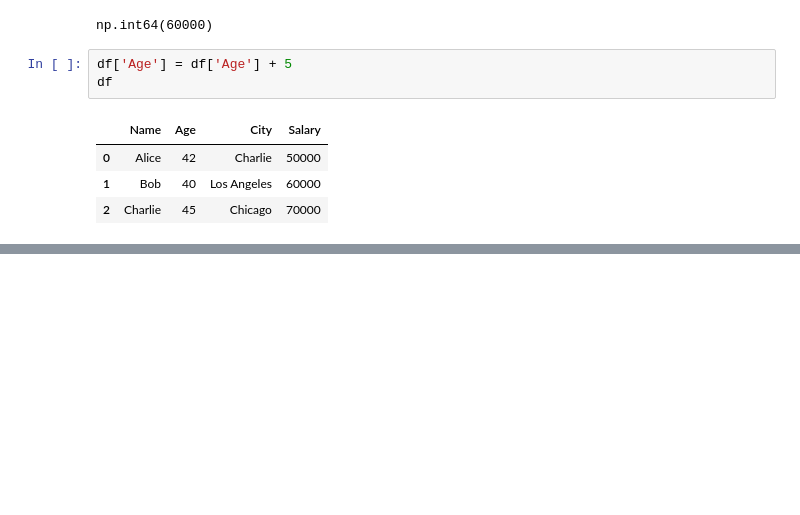
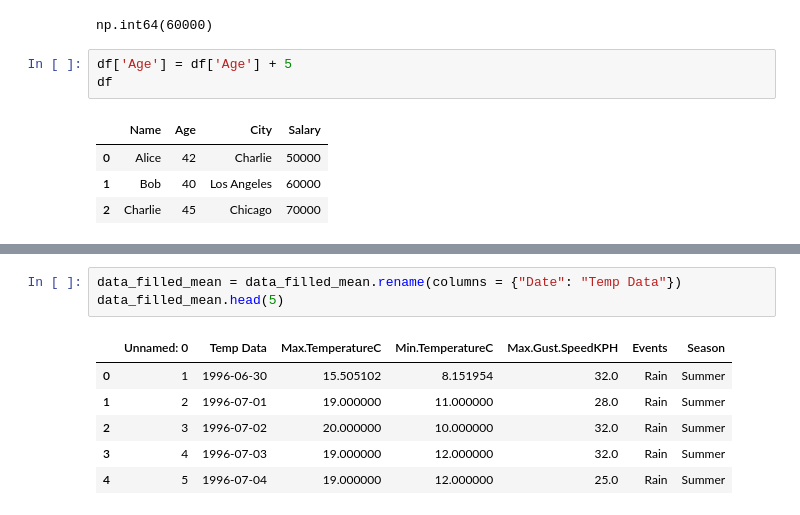
Before and after one commit to lezzycan/DataScience-Learning, a Jupyter notebook: Data Analysis with python/pandas.ipynb, the cells around one changed output, grey strips where cells are left out. Cells and saved outputs as stored; diff of their text form; blank space fills up the shorter version.

```diff
--- a/Data Analysis with python/pandas.ipynb
+++ b/Data Analysis with python/pandas.ipynb
@@ -114,0 +250,10 @@ df
+# %%
+data_filled_mean = data_filled_mean.rename(columns = {"Date": "Temp Data"})
+data_filled_mean.head(5)
+# %% [output]
+|  | Unnamed: 0 | Temp Data | Max.TemperatureC | Min.TemperatureC | Max.Gust.SpeedKPH | Events | Season |
+| 0 | 1 | 1996-06-30 | 15.505102 | 8.151954 | 32.0 | Rain | Summer |
+| 1 | 2 | 1996-07-01 | 19.000000 | 11.000000 | 28.0 | Rain | Summer |
+| 2 | 3 | 1996-07-02 | 20.000000 | 10.000000 | 32.0 | Rain | Summer |
+| 3 | 4 | 1996-07-03 | 19.000000 | 12.000000 | 32.0 | Rain | Summer |
+| 4 | 5 | 1996-07-04 | 19.000000 | 12.000000 | 25.0 | Rain | Summer |
```
Also changed, not shown: parts of 19 cells of this notebook.
